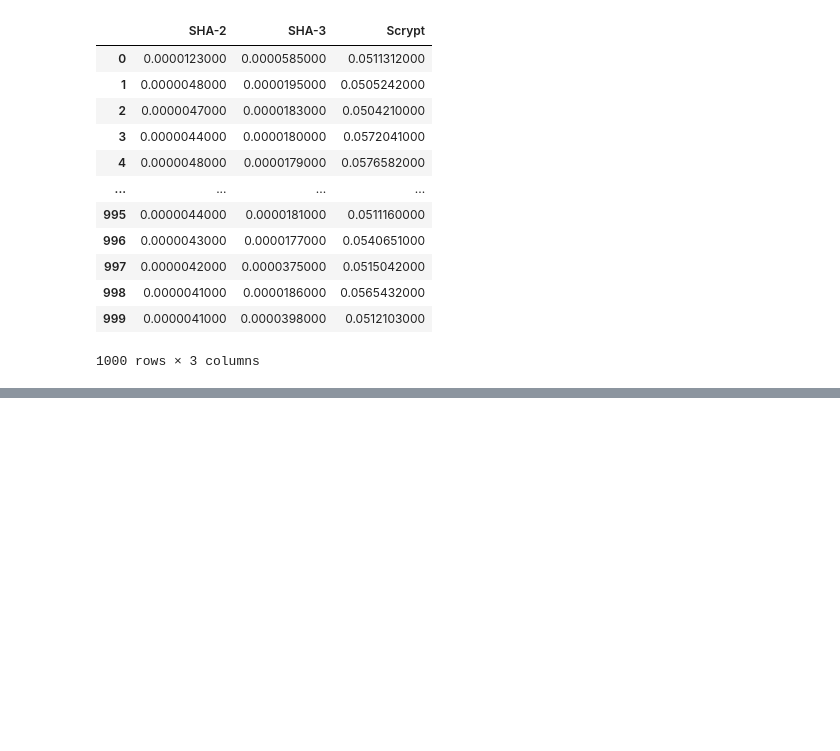
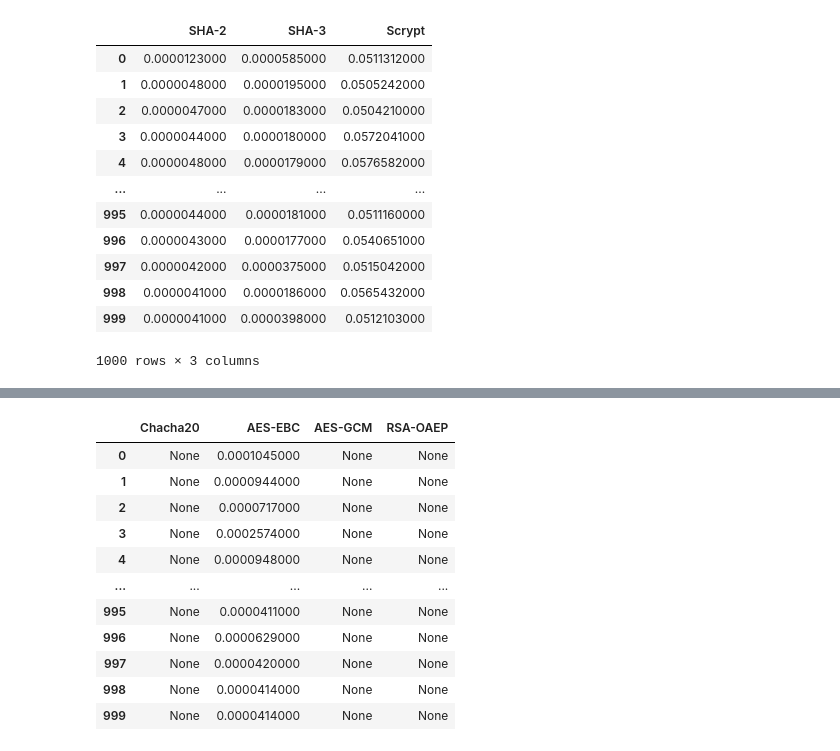
Before and after one commit to andresbasilea/Proyecto1Criptografia, a Jupyter notebook: CriptografiaProyecto1-Copy1.ipynb, the cells around one changed output, grey strips where cells are left out. Drawn from its saved outputs; the diff is of its cells as text; code cells hidden in the pictures; blank space fills up the shorter version.

```diff
--- a/CriptografiaProyecto1-Copy1.ipynb
+++ b/CriptografiaProyecto1-Copy1.ipynb
@@ -545,0 +560,74 @@ df_hash
+# %%
+import xlwings as xw
+
+###################################################################
+
+# Chacha20 Key Size 256 bits
+def chacha20_encrypt(key, nonce, plaintext):
+    # Create a ChaCha20 cipher object
+    chacha = Cipher(algorithms.ChaCha20(key, nonce), mode=None, backend=default_backend())
+    # Create a ChaCha20 encryptor object
+    encryptor = chacha.encryptor()
+    # Encrypt plaintext
+    ciphertext = encryptor.update(plaintext)
+    return ciphertext
+
+def chacha20_decrypt(key, ciphertext):
+    # Create a ChaCha20 decryptor object
+    decryptor = chacha.decryptor()
+    # Decrypt ciphertext
+    decrypted_text = decryptor.update(ciphertext)
+    return plaintext
+
+
+# AES-EBC Key Size 256 bits
+def aes_ecb_encrypt(key, nonce, plaintext):
+    aes_cipher = Cipher(algorithms.AES(key), mode=modes.ECB(), backend=default_backend())
+    encryptor = aes_cipher.encryptor()
+    ciphertext = encryptor.update(plaintext)
+    return ciphertext
+
+def aes_ecb_decrypt(key, ciphertext):
+    decryptor = aes_cipher.decryptor()
+    plaintext = decryptor.update(ciphertext)
+    return plaintext
+
+# AES-GCM Key size 256 bits
+def aes_gcm_encrypt(key, plaintext):
+    aesgcm_cipher = AESGCM(key)
+    # Encrypt plaintext
+    ciphertext = aesgcm_cipher.encrypt(nonce, plaintext, associated_data=None)
+    return ciphertext
+
+def aes_gcm_decrypt(key, ciphertext, nonce):
+    plaintext = aesgcm_cipher.decrypt(nonce, ciphertext, associated_data=None)
+    return plaintext
+
+#################################################################
+
+
+for i in range(1000):
+    df_cifrado.loc[i] = [None, None, None, None]   #Inicializar dataframe
+    df_descifrado.loc[i] = [None, None, None, None]
+
+# AES_EBC
+# # Specifying a sheet
+ws = xw.Book("CriptoTestVectors.xlsx").sheets['AESEBC']
+AES_ECBkeys = ws.range("B9:B13").value
+print(AES_ECBkeys)
+AES_plaintext = ws.range("C6").value
+print(AES_plaintext)
+print(bytes.fromhex(AES_plaintext))
+
+#para vectores de AES_EBC:
+for j in range(5):
+    for i in range(200):
+        t = timeit.timeit(lambda: aes_ecb_encrypt(bytes.fromhex(AES_ECBkeys[j]),0,bytes.fromhex(AES_plaintext)), number=1)
+        df_cifrado.loc[i+(j*200),'AES-EBC'] = '{:.10f}'.format(t)
+
+
+
+
+
+df_cifrado
+# %% [output]
@@ -545,0 +637,12 @@ df_hash
+|  | Chacha20 | AES-EBC | AES-GCM | RSA-OAEP |
+| 0 | None | 0.0001045000 | None | None |
+| 1 | None | 0.0000944000 | None | None |
+| 2 | None | 0.0000717000 | None | None |
+| 3 | None | 0.0002574000 | None | None |
+| 4 | None | 0.0000948000 | None | None |
+| ... | ... | ... | ... | ... |
+| 995 | None | 0.0000411000 | None | None |
+| 996 | None | 0.0000629000 | None | None |
+| 997 | None | 0.0000420000 | None | None |
+| 998 | None | 0.0000414000 | None | None |
+| 999 | None | 0.0000414000 | None | None |
```
Also changed, not shown: parts of 5 cells of this notebook, 2 other files.
